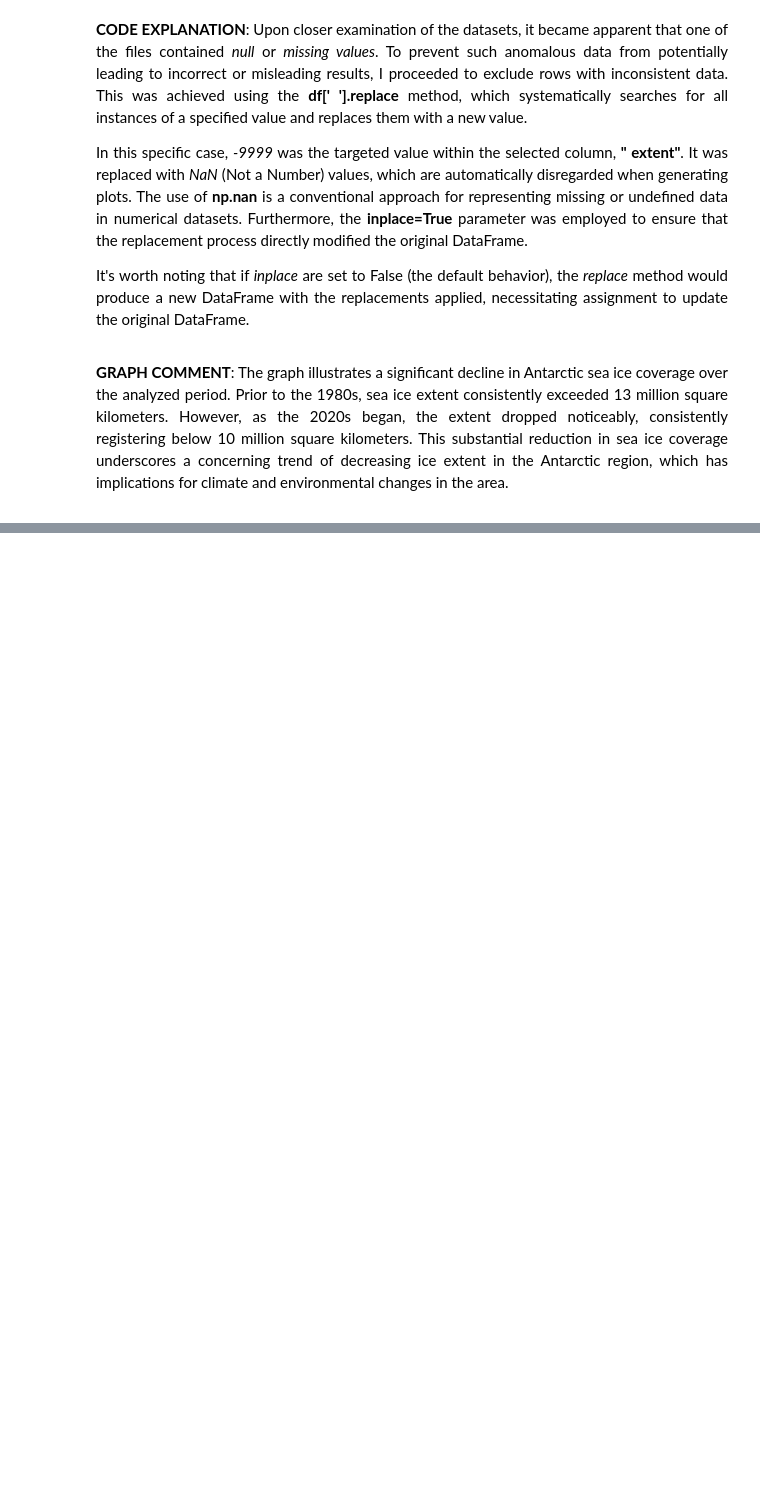
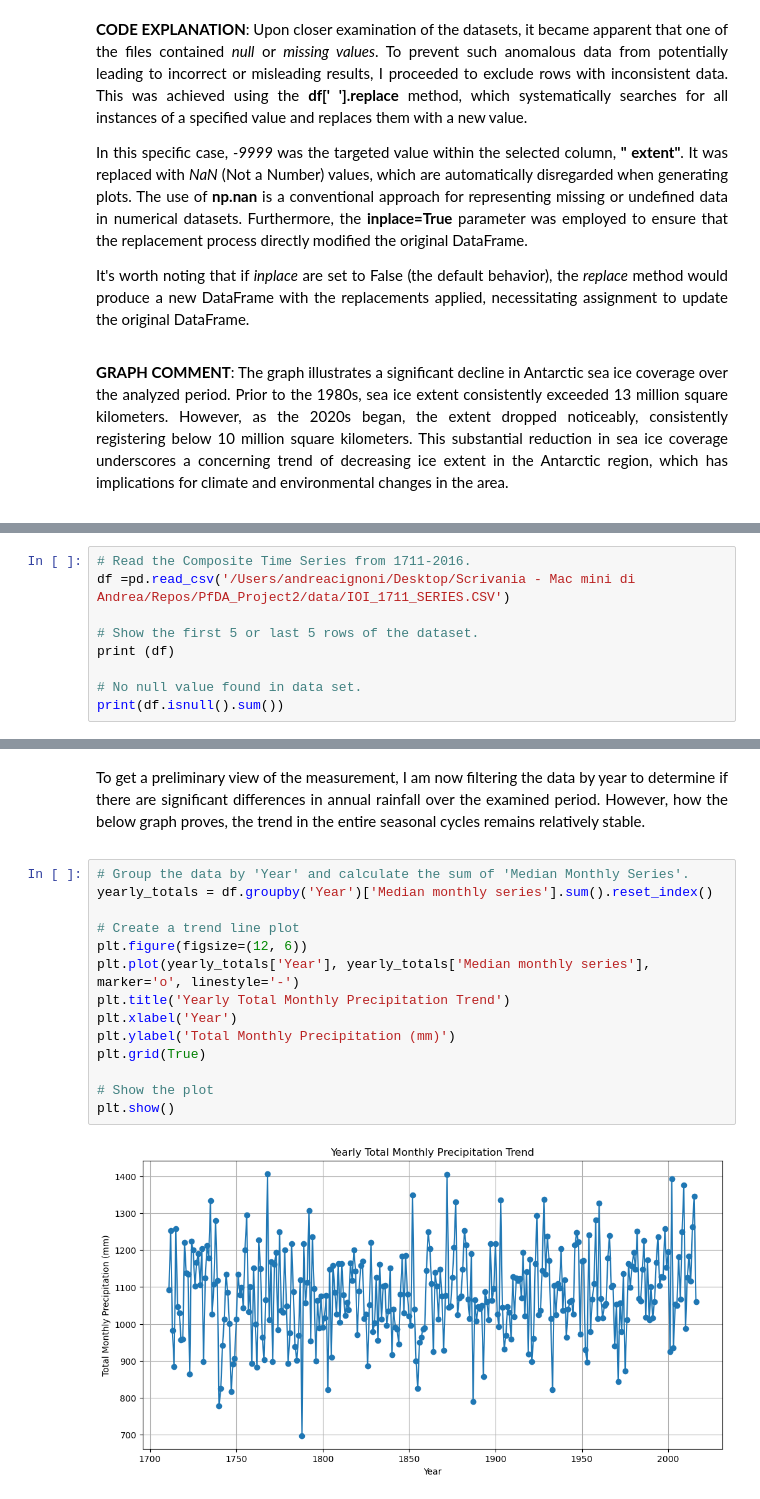
Before and after one commit to AndreaCignoni/PfDA-Project-2-An-Analysis-of-Paleo-Present-Climate-Data, a Jupyter notebook: An analysis of paleo-present climate data.ipynb, the cells around one changed output, grey strips where cells are left out. Cells and saved outputs as stored; diff of their text form; blank space fills up the shorter version.

Commit message:
Analysing the rainfall trend change in the Irish context

```diff
--- a/An analysis of paleo-present climate data.ipynb
+++ b/An analysis of paleo-present climate data.ipynb
@@ -911,0 +930,9 @@ It's worth noting that if *inplace* are set to False (the default behavior), the
+# %%
+# Read the Composite Time Series from 1711-2016.
+df =pd.read_csv('/Users/andreacignoni/Desktop/Scrivania - Mac mini di Andrea/Repos/PfDA_Project2/data/IOI_1711_SERIES.CSV')
+
+# Show the first 5 or last 5 rows of the dataset.
+print (df)
+
+# No null value found in data set.
+print(df.isnull().sum())
@@ -911,0 +958,22 @@ It's worth noting that if *inplace* are set to False (the default behavior), the
+# %% [markdown]
+<div align="justify">
+
+To get a preliminary view of the measurement, I am now filtering the data by year to determine if there are significant differences in annual rainfall over the examined period. However, how the below graph proves, the trend in the entire seasonal cycles remains relatively stable.
+
+</div>
+# %%
+# Group the data by 'Year' and calculate the sum of 'Median Monthly Series'.
+yearly_totals = df.groupby('Year')['Median monthly series'].sum().reset_index()
+
+# Create a trend line plot
+plt.figure(figsize=(12, 6))
+plt.plot(yearly_totals['Year'], yearly_totals['Median monthly series'], marker='o', linestyle='-')
+plt.title('Yearly Total Monthly Precipitation Trend')
+plt.xlabel('Year')
+plt.ylabel('Total Monthly Precipitation (mm)')
+plt.grid(True)
+
+# Show the plot
+plt.show()
+# %% [output]
+[figure, added]
```
Also changed, not shown: parts of 6 cells of this notebook, 2 other files.
